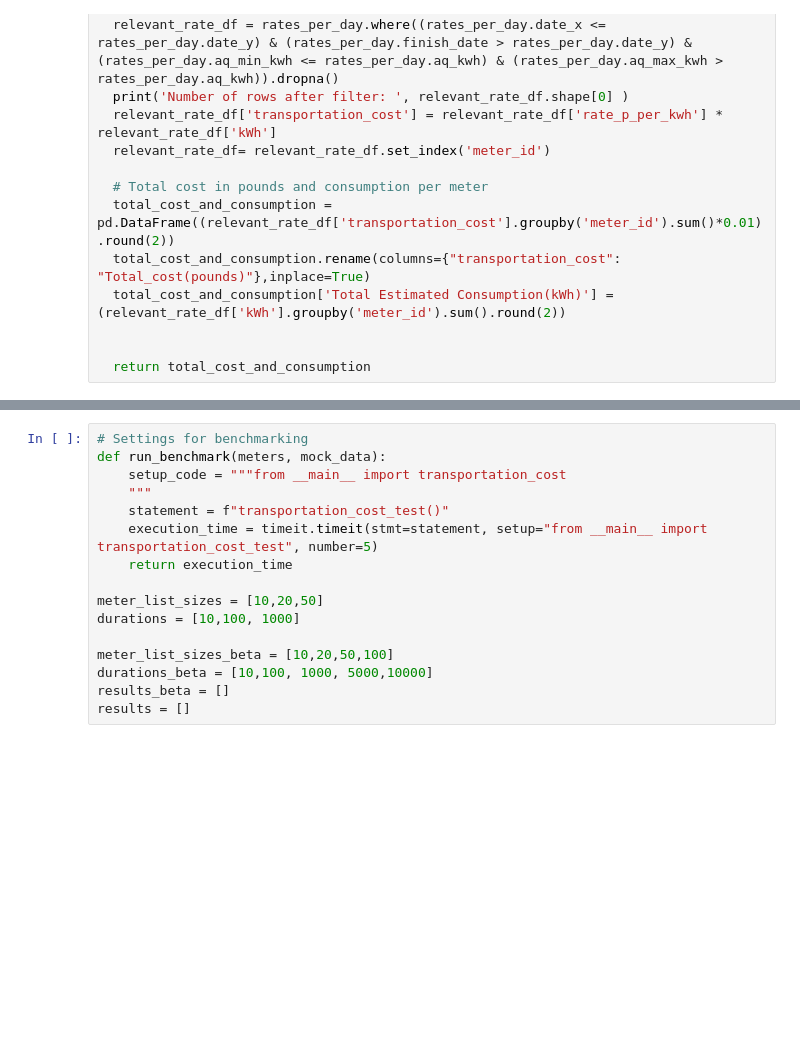
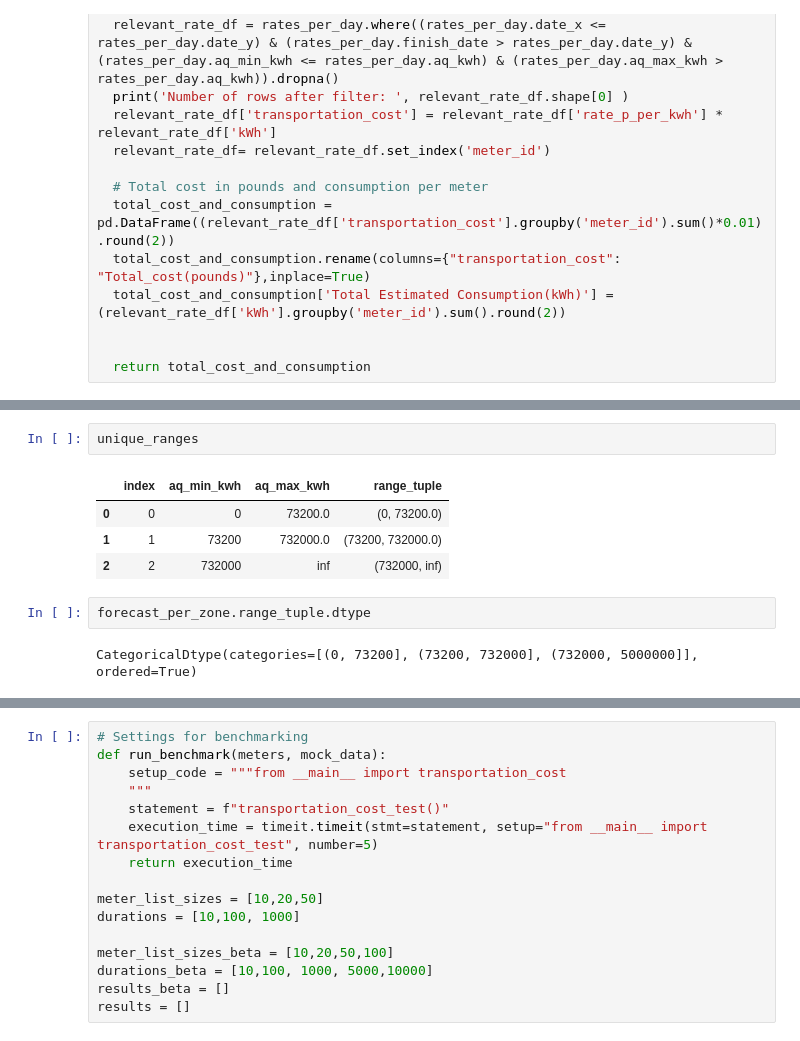
Before and after one commit to kevinvbc/deeproad, a Jupyter notebook: Gorilla_Assignment.ipynb, the cells around one changed output, grey strips where cells are left out. Drawn from its saved outputs; the diff is of its cells as text; blank space fills up the shorter version.

```diff
--- a/Gorilla_Assignment.ipynb
+++ b/Gorilla_Assignment.ipynb
@@ -339,0 +391,11 @@ def transportation_cost_beta(meter_list: list, consumption_forecast) :
+# %%
+unique_ranges
+# %% [output]
+|  | index | aq_min_kwh | aq_max_kwh | range_tuple |
+| 0 | 0 | 0 | 73200.0 | (0, 73200.0) |
+| 1 | 1 | 73200 | 732000.0 | (73200, 732000.0) |
+| 2 | 2 | 732000 | inf | (732000, inf) |
+# %%
+forecast_per_zone.range_tuple.dtype
+# %% [output]
+CategoricalDtype(categories=[(0, 73200], (73200, 732000], (732000, 5000000]], ordered=True)
```
Also changed, not shown: parts of 14 cells of this notebook.
